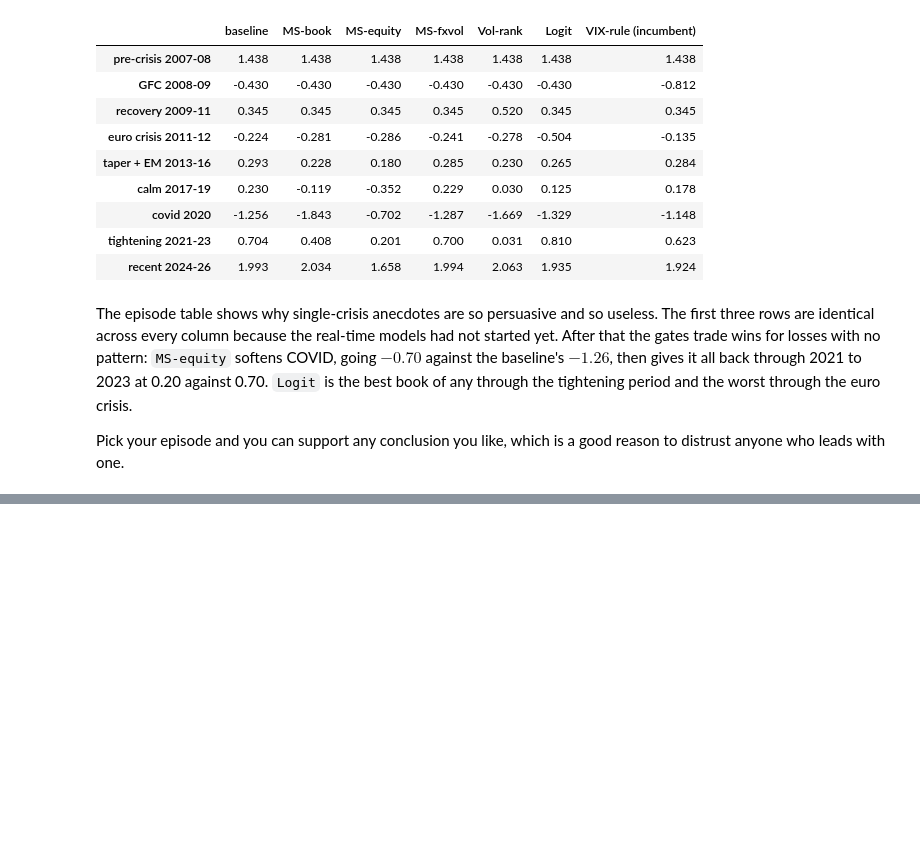
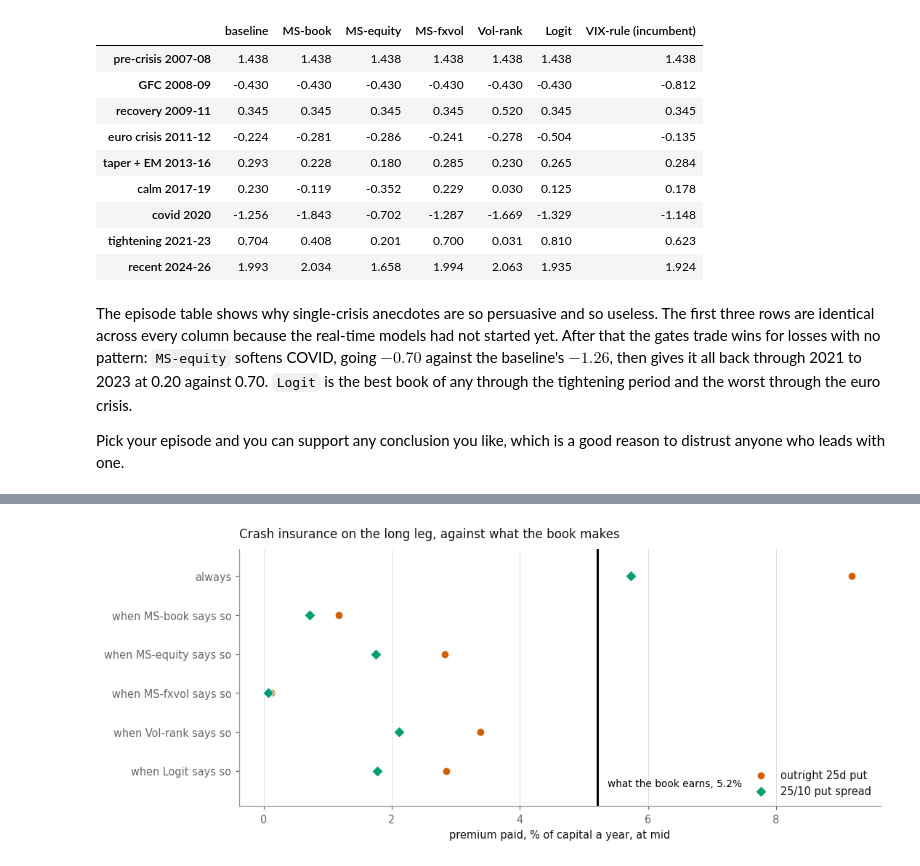
Before and after one commit to theoyuanlee/FX_Carry_26_Summer_PL, a Jupyter notebook: dafu/regime_switching_carry.ipynb, the cells around one changed output, grey strips where cells are left out. Drawn from its saved outputs; the diff is of its cells as text; code cells hidden in the pictures; blank space fills up the shorter version.

```diff
--- a/dafu/regime_switching_carry.ipynb
+++ b/dafu/regime_switching_carry.ipynb
@@ -856,0 +1017,22 @@ distrust anyone who leads with one.
+# %%
+fig, ax = plt.subplots(figsize=(10, 4.2))
+ax.axvline(100 * book_return, color=PALETTE[0], lw=2.0, zorder=1)
+ax.annotate(f"what the book earns, {100 * book_return:.1f}%", xy=(100 * book_return + 0.15, -0.45),
+            fontsize=9, color=PALETTE[0], va="bottom")
+labels = list(drag.xs("outright 25d put", level="structure").index)[::-1]
+for (structure, colour, marker) in (("outright 25d put", PALETTE[2], "o"),
+                                    ("25/10 put spread", PALETTE[3], "D")):
+    values = drag.xs(structure, level="structure").loc[labels, "% of capital a year"]
+    ax.scatter(values, range(len(labels)), s=52, color=colour, marker=marker, label=structure,
+               zorder=3, edgecolor="white", linewidth=0.8)
+ax.set_ylim(-0.9, len(labels) - 0.3)
+ax.set_yticks(range(len(labels)))
+ax.set_yticklabels(labels)
+ax.set_xlabel("premium paid, % of capital a year, at mid")
+ax.set_title("Crash insurance on the long leg, against what the book makes")
+ax.legend(loc="lower right")
+ax.grid(axis="y", visible=False)
+fig.tight_layout()
+plt.show()
+# %% [output]
+[figure, added]
```
Also changed, not shown: parts of 12 cells of this notebook, 5 other files.
